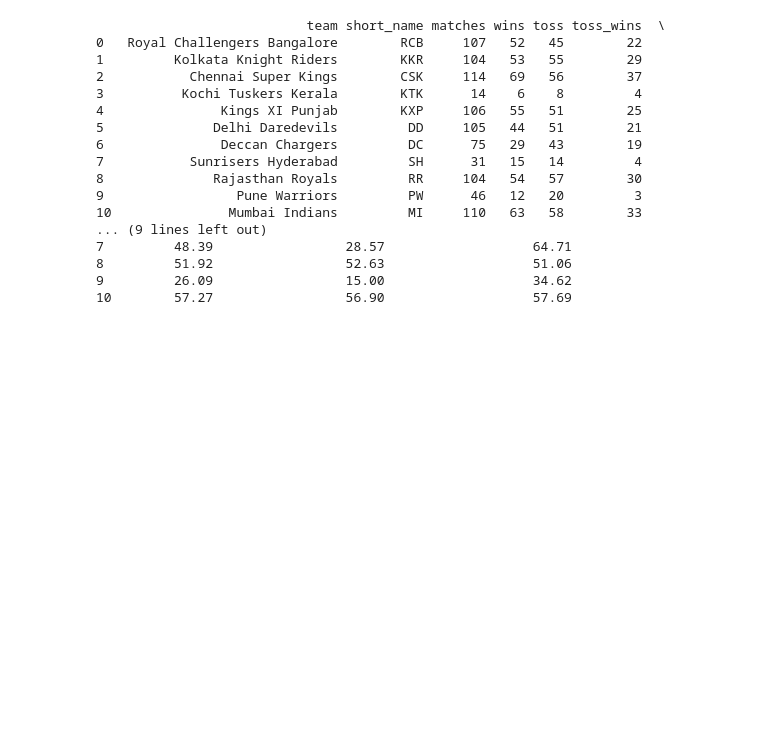
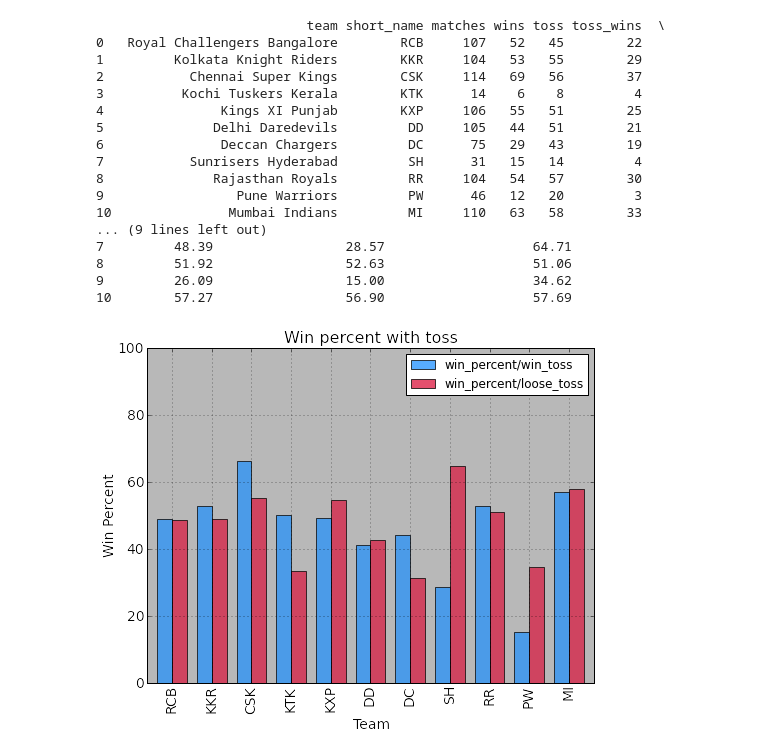
Before and after one commit to bharatreddy/collections, a Jupyter notebook: Team-Analysis.ipynb, the cells around one changed output. Cells and saved outputs as stored; diff of their text form; code cells hidden in the pictures; blank space fills up the shorter version.

Commit message:
win/loss % wrt toss histogram

```diff
--- a/Team-Analysis.ipynb
+++ b/Team-Analysis.ipynb
@@ -367,3 +367,25 @@ print teamTossWinDF
 8         51.92                 52.63                   51.06
 9         26.09                 15.00                   34.62
 10        57.27                 56.90                   57.69
+# %%
+plotDF3 = teamTossWinDF[ ['short_name', 'win_percent/win_toss','win_percent/loose_toss' ] ]
+fig = plt.figure(figsize=(8,6))
+ax = fig.add_subplot(111)
+# plot total team wins
+plotDF3[['win_percent/win_toss','win_percent/loose_toss']].\
+                                                    plot( kind='bar', use_index=True,\
+                                                       ax=ax, alpha=0.75,\
+                                                       grid=True, color=['#1E90FF','#DC143C','green'])
+ax.set_xlabel( 'Team', fontsize=14 )
+ax.set_ylabel( 'Win Percent', fontsize=14 )
+ax.set_title( 'Win percent with toss', fontsize=16 )
+ax.set_ylim( [0,100] )
+ax.set_xticklabels(teamTossWinDF['short_name'].values, fontsize=14)
+ax.tick_params(axis='y', labelsize=14)
+ax.grid()
+ax.patch.set_facecolor('gray')
+ax.patch.set_alpha(0.75)
+ax.yaxis.grid() #vertical lines
+ax.xaxis.grid() #horizontal lines
+# %% [output]
+[figure, added]
```
